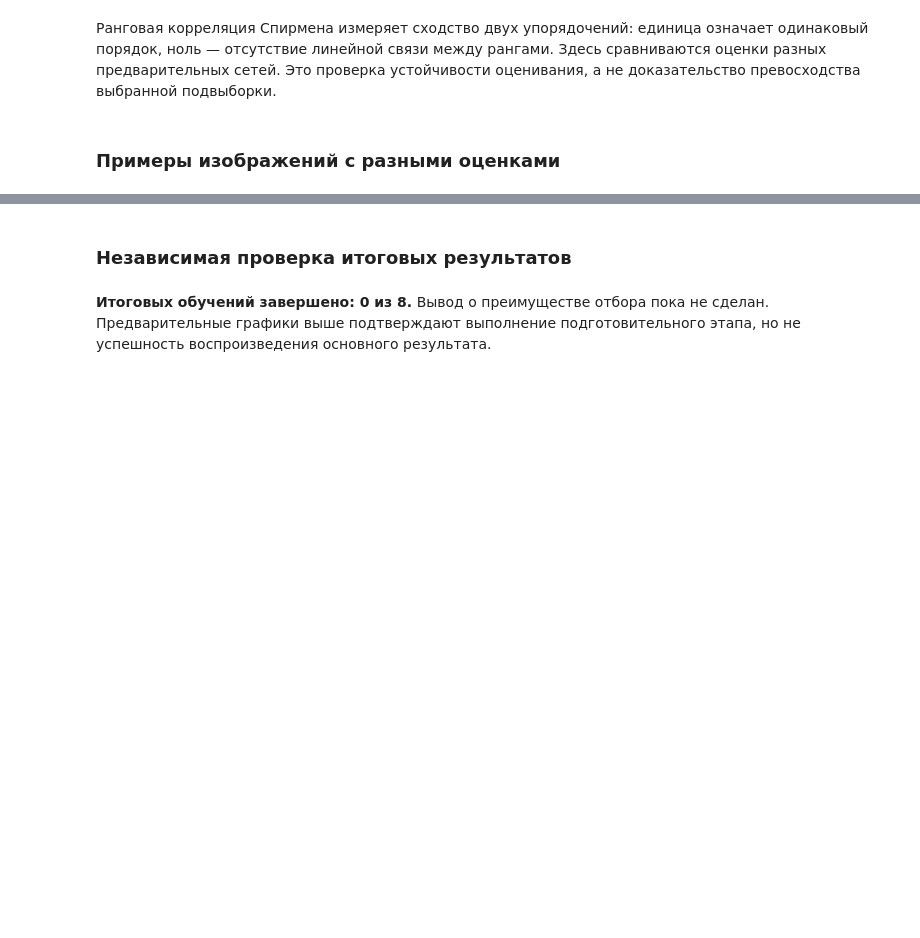
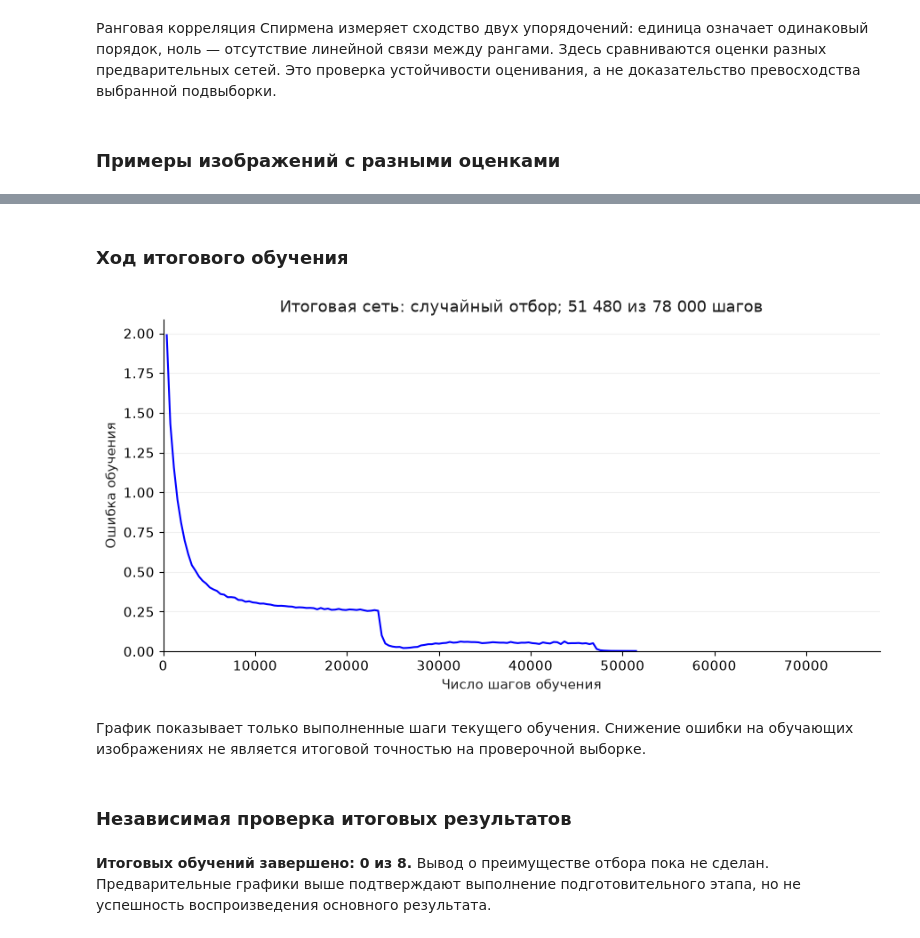
Before and after one commit to Mixlazer/Efficient-NN-HW-2, a Jupyter notebook: hw2/colab.ipynb, the cells around one changed output, grey strips where cells are left out. Cells and saved outputs as stored; diff of their text form; code cells hidden in the pictures; blank space fills up the shorter version.

```diff
--- a/hw2/colab.ipynb
+++ b/hw2/colab.ipynb
@@ -702,4 +700,29 @@ if ANALYSIS_READY:
 Число над изображением — его средняя оценка. Примеры отобраны по заранее определённому правилу из небольшой случайной выборки, без ручного выбора «удачных» иллюстраций. Высокая оценка может отражать сложность изображения или ошибочную метку; полезность такого изображения проверяется отдельным обучением.
+# %% [markdown]
+### Ход итогового обучения
+# %%
+if ANALYSIS_READY:
+    progress = json.loads((ROOT/'progress.json').read_text(encoding='utf-8'))
+    ongoing = ROOT/progress['run']
+    if ongoing.name.startswith('evaluate_'):
+        run_id, method = ongoing.name.split('_')[1:]
+        expected = (np.sort(np.argsort(-mean_scores, kind='stable')[:25000]).astype(np.int32)
+                    if method == 'el2n' else np.sort(np.random.default_rng(100000+int(run_id)).choice(50000,25000,replace=False)).astype(np.int32))
+        assert np.array_equal(np.load(ongoing/'selected_sorted_indices.npy'), expected)
+        if (ongoing/'selected_original_indices.npy').exists():
+            assert np.array_equal(np.load(ongoing/'selected_original_indices.npy'), order[expected])
+        current_history = history(ongoing)
+        assert current_history[-1]['step'] == progress['step'] <= 78000
+        fig, ax = plt.subplots(figsize=(8.8,4.5), layout='constrained')
+        ax.plot([r['step'] for r in current_history], [r['train_loss'] for r in current_history], color=BLUE)
+        ax.set(xlabel='Число шагов обучения', ylabel='Ошибка обучения', xlim=(0,78000), ylim=(0,None),
+               title=f'Итоговая сеть: {"случайный отбор" if method == "random" else "отбор по оценке ошибки"}; {progress["step"]:,} из 78 000 шагов'.replace(',', ' '))
+        ax.grid(axis='y',alpha=.18)
+        save_figure(fig, 'training_progress')
+        display(Markdown('График показывает только выполненные шаги текущего обучения. Снижение ошибки на обучающих изображениях не является итоговой точностью на проверочной выборке.'))
+# %% [output]
+[figure, added]
+График показывает только выполненные шаги текущего обучения. Снижение ошибки на обучающих изображениях не является итоговой точностью на проверочной выборке.
 # %% [markdown]
 ### Независимая проверка итоговых результатов
 # %%
```
Also changed, not shown: parts of 7 cells of this notebook, 26 other files.
